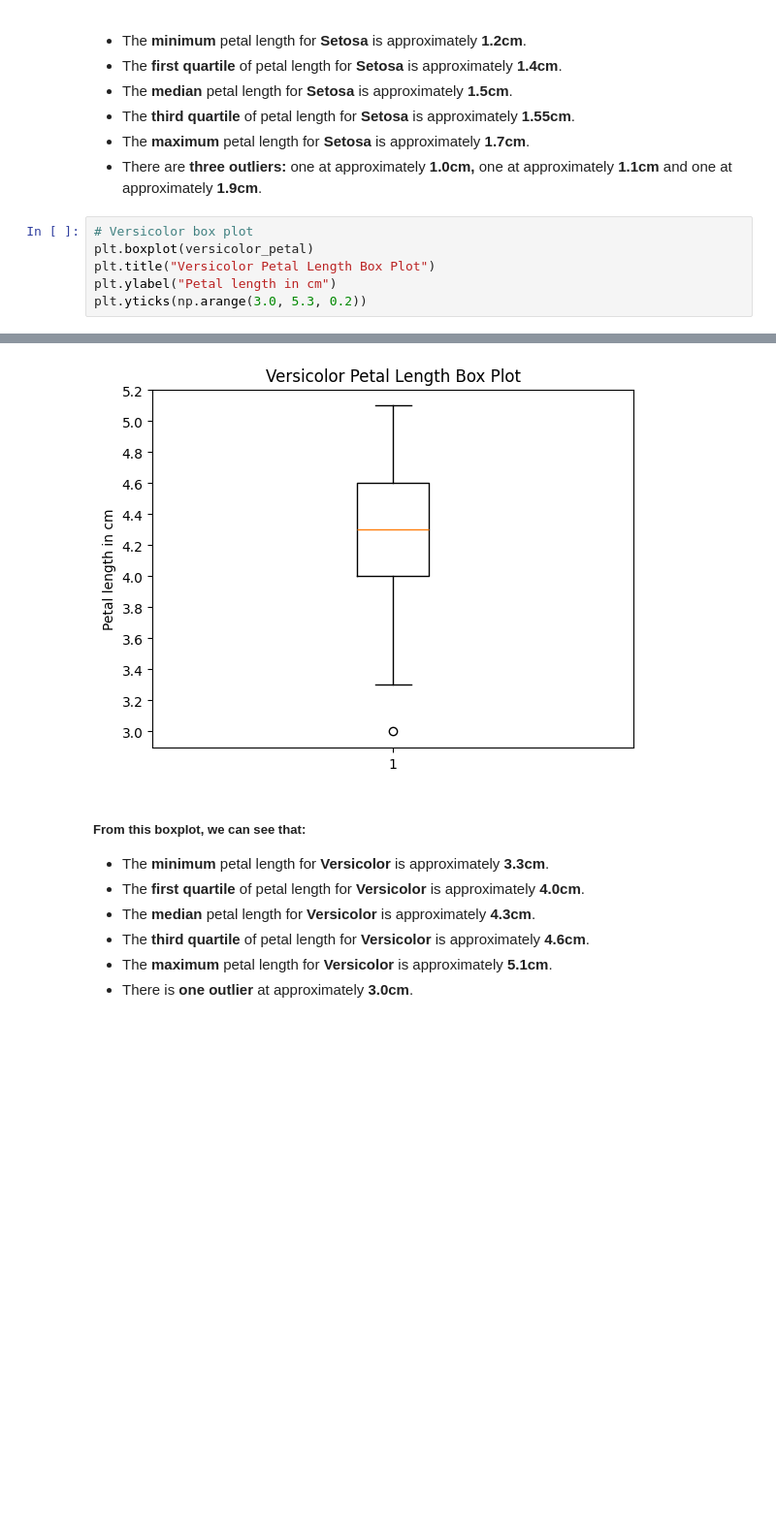
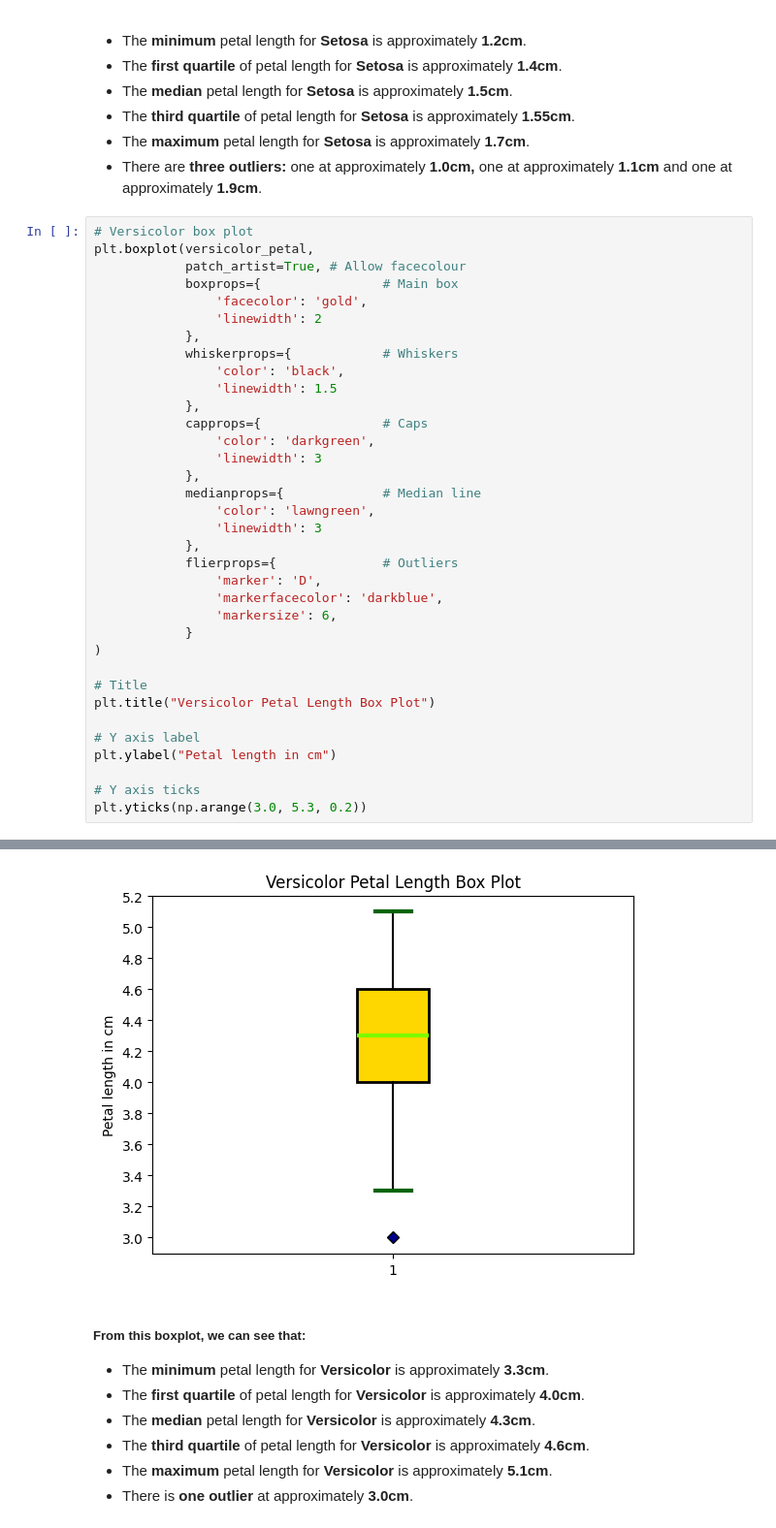
Before and after one commit to zoeharlowe/principles_of_data_analytics, a Jupyter notebook: tasks.ipynb, the cells around one changed output, grey strips where cells are left out. Shown: that part at 97% size. Cells and saved outputs as stored; diff of their text form; blank space fills up the shorter version.

Commit message:
customised colours in boxplots, tidied up references

```diff
--- a/tasks.ipynb
+++ b/tasks.ipynb
@@ -326,29 +355,58 @@ plt.yticks(np.arange(1.0, 2.1, 0.1))
 - There are **three outliers:** one at approximately **1.0cm,** one at approximately **1.1cm** and one at approximately **1.9cm**.
 # %%
 # Versicolor box plot
-plt.boxplot(versicolor_petal)
+plt.boxplot(versicolor_petal,
+            patch_artist=True, # Allow facecolour
+            boxprops={                # Main box
+                'facecolor': 'gold',
+                'linewidth': 2
+            },
+            whiskerprops={            # Whiskers
+                'color': 'black',
+                'linewidth': 1.5
+            },
+            capprops={                # Caps
+                'color': 'darkgreen',
+                'linewidth': 3
+            },
+            medianprops={             # Median line
+                'color': 'lawngreen',
+                'linewidth': 3
+            },
+            flierprops={              # Outliers
+                'marker': 'D',
+                'markerfacecolor': 'darkblue',
+                'markersize': 6,
+            }
+)
+
+# Title
 plt.title("Versicolor Petal Length Box Plot")
+
+# Y axis label
 plt.ylabel("Petal length in cm")
+
+# Y axis ticks
 plt.yticks(np.arange(3.0, 5.3, 0.2))
 # %% [output]
 ([<matplotlib.axis.YTick at 0x...>,
   <matplotlib.axis.YTick at 0x...>,
   <matplotlib.axis.YTick at 0x...>,
   <matplotlib.axis.YTick at 0x...>,
   <matplotlib.axis.YTick at 0x...>,
   <matplotlib.axis.YTick at 0x...>,
   <matplotlib.axis.YTick at 0x...>,
   <matplotlib.axis.YTick at 0x...>,
   <matplotlib.axis.YTick at 0x...>,
   <matplotlib.axis.YTick at 0x...>,
   <matplotlib.axis.YTick at 0x...>,
   <matplotlib.axis.YTick at 0x...>],
 ... (8 lines left out)
   Text(0, 4.600000000000001, '4.6'),
   Text(0, 4.800000000000002, '4.8'),
   Text(0, 5.000000000000002, '5.0'),
   Text(0, 5.200000000000002, '5.2')])
-[figure, old version]
+[figure, new version]
 # %% [markdown]
 ##### From this boxplot, we can see that:
 - The **minimum** petal length for **Versicolor** is approximately **3.3cm**.
```
Also changed, not shown: parts of 9 cells of this notebook.
